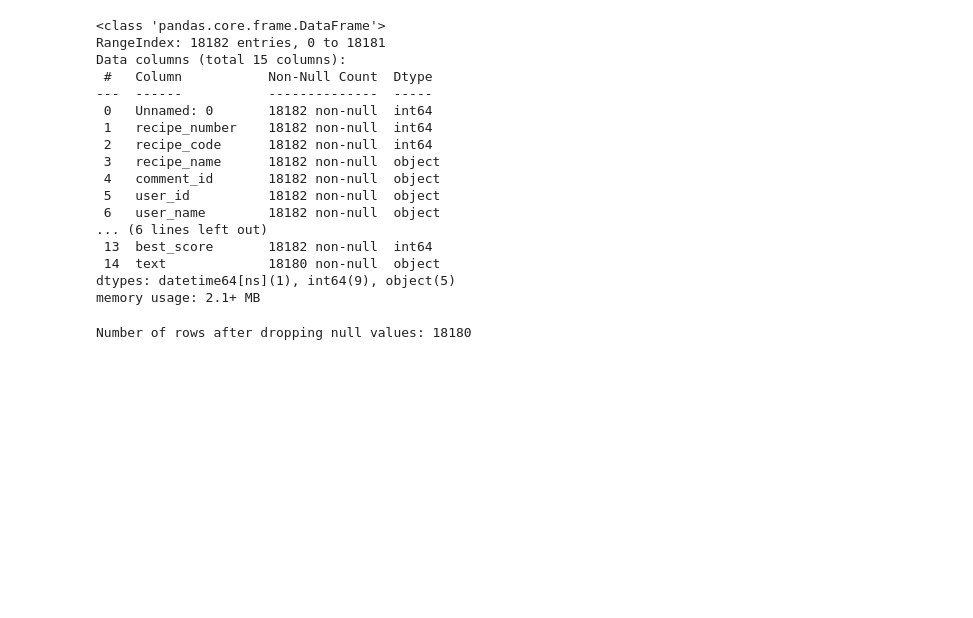
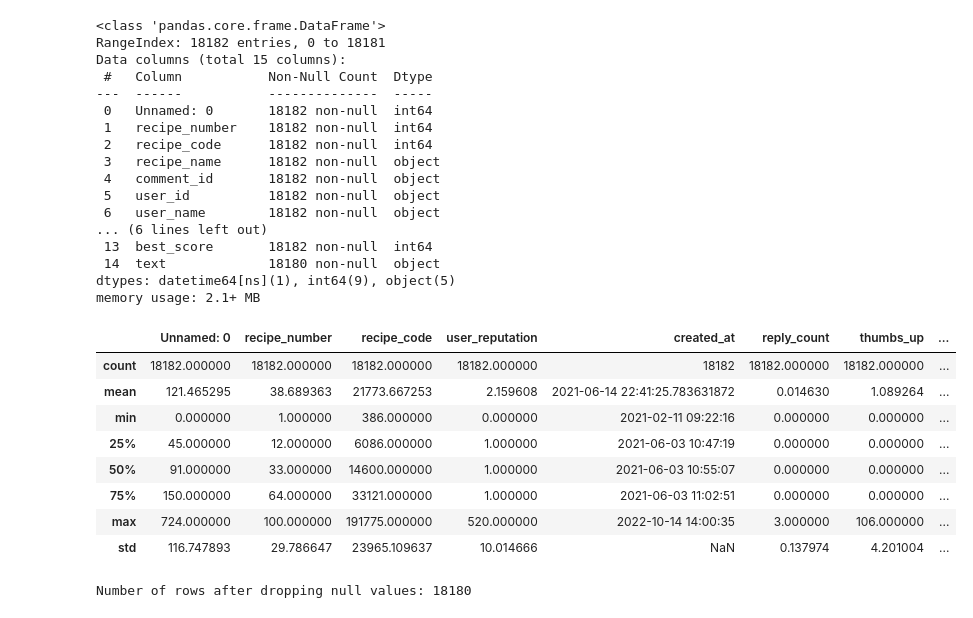
Before and after one commit to mn42899/data_scienceii, a Jupyter notebook: final_exam_prep.ipynb, the cells around one changed output. Drawn from its saved outputs; the diff is of its cells as text; code cells hidden in the pictures; blank space fills up the shorter version.

```diff
--- a/final_exam_prep.ipynb
+++ b/final_exam_prep.ipynb
@@ -42,6 +42,18 @@ Data columns (total 15 columns):
  14  text             18180 non-null  object
 dtypes: datetime64[ns](1), int64(9), object(5)
 memory usage: 2.1+ MB
+# %%
+df.describe()
+# %% [output]
+|  | Unnamed: 0 | recipe_number | recipe_code | user_reputation | created_at | reply_count | thumbs_up | ... |
+| count | 18182.000000 | 18182.000000 | 18182.000000 | 18182.000000 | 18182 | 18182.000000 | 18182.000000 | ... |
+| mean | 121.465295 | 38.689363 | 21773.667253 | 2.159608 | 2021-06-14 22:41:25.783631872 | 0.014630 | 1.089264 | ... |
+| min | 0.000000 | 1.000000 | 386.000000 | 0.000000 | 2021-02-11 09:22:16 | 0.000000 | 0.000000 | ... |
+| 25% | 45.000000 | 12.000000 | 6086.000000 | 1.000000 | 2021-06-03 10:47:19 | 0.000000 | 0.000000 | ... |
+| 50% | 91.000000 | 33.000000 | 14600.000000 | 1.000000 | 2021-06-03 10:55:07 | 0.000000 | 0.000000 | ... |
+| 75% | 150.000000 | 64.000000 | 33121.000000 | 1.000000 | 2021-06-03 11:02:51 | 0.000000 | 0.000000 | ... |
+| max | 724.000000 | 100.000000 | 191775.000000 | 520.000000 | 2022-10-14 14:00:35 | 3.000000 | 106.000000 | ... |
+| std | 116.747893 | 29.786647 | 23965.109637 | 10.014666 | NaN | 0.137974 | 4.201004 | ... |
 # %%
 # Drop rows with null values
 df = df.dropna()
```
Also changed, not shown: parts of 5 cells of this notebook.
